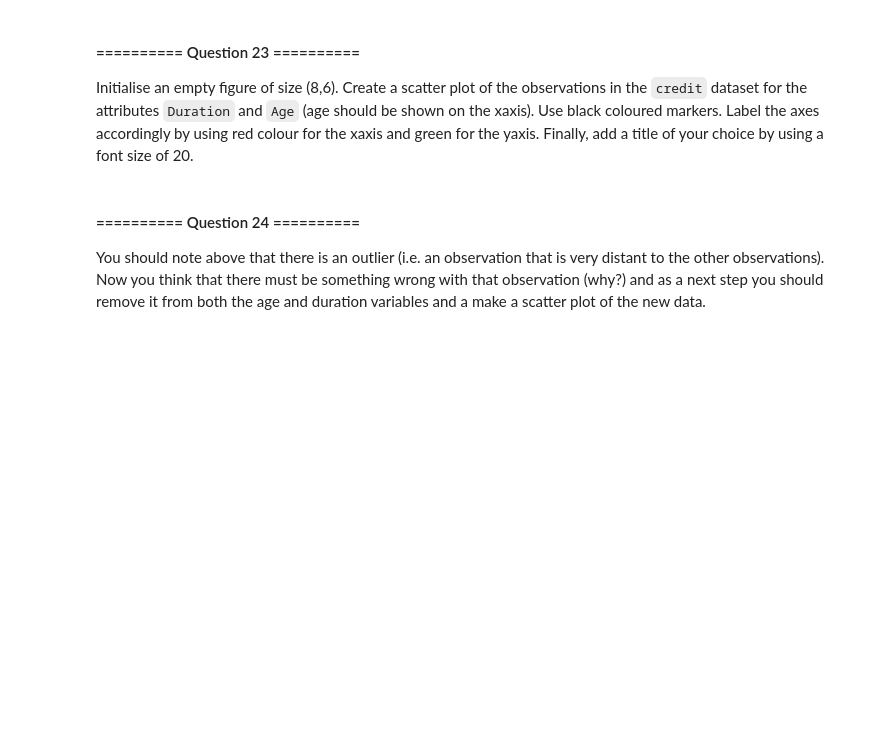
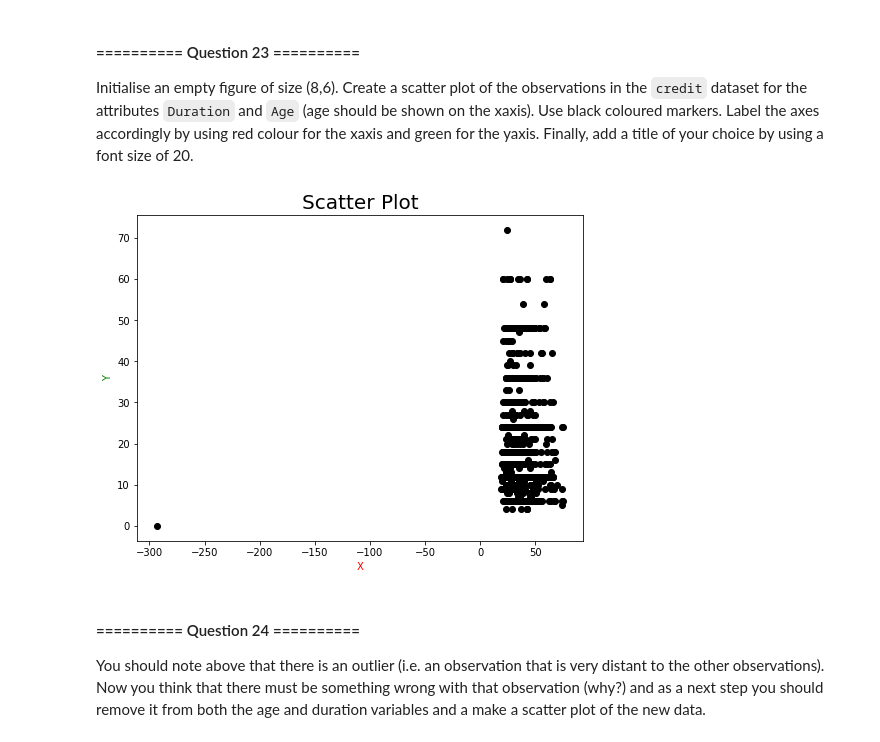
Before and after one commit to LewisLauYang/IAML2018, a Jupyter notebook: Labs/00 - Introduction.ipynb, the cells around one changed output. Saved outputs shown, nothing was run; the diff lists cells and outputs as text; code cells hidden in the pictures; blank space fills up the shorter version.

```diff
--- a/Labs/00 - Introduction.ipynb
+++ b/Labs/00 - Introduction.ipynb
@@ -1376,0 +1449,5 @@ Load the `credit` dataset and display the dataset basic information.
+# %%
+# Your Code goes here:
+creditLoc = os.path.join(os.getcwd(), 'datasets', 'credit.csv')
+credit = pd.read_csv(creditLoc)
+credit
@@ -1404,3 +1536,20 @@ Initialise an empty figure of size (8,6). Create a scatter plot of the observati
+# %%
+# Your Code goes here:
+#https://stackoverflow.com/questions/4761623/changing-the-color-of-the-axis-ticks-and-labels-for-a-plot-in-matplotlib
+fig = plt.figure(figsize=(8,6))
+ax1 = fig.add_subplot(111)
+
+ax1.set_title('Scatter Plot',fontdict={"fontSize":20})
+#设置X轴标签
+ax1.set_xlabel('X')
+#设置Y轴标签
+ax1.set_ylabel('Y')
+ax1.xaxis.label.set_color('r')
+ax1.yaxis.label.set_color('g')
+plt.scatter(credit["Age"],credit["Duration"],c='k')
+plt.show()
+# %% [output]
+[figure, added]
 # %% [markdown]
 #### ========== Question 24 ==========
 You should note above that there is an outlier (i.e. an observation that is very distant to the other observations). Now you think that there must be something wrong with that observation (why?) and as a next step you should remove it from both the age and duration variables and a make a scatter plot of the new data.
```
Also changed, not shown: parts of 25 cells of this notebook, 1 other file.
